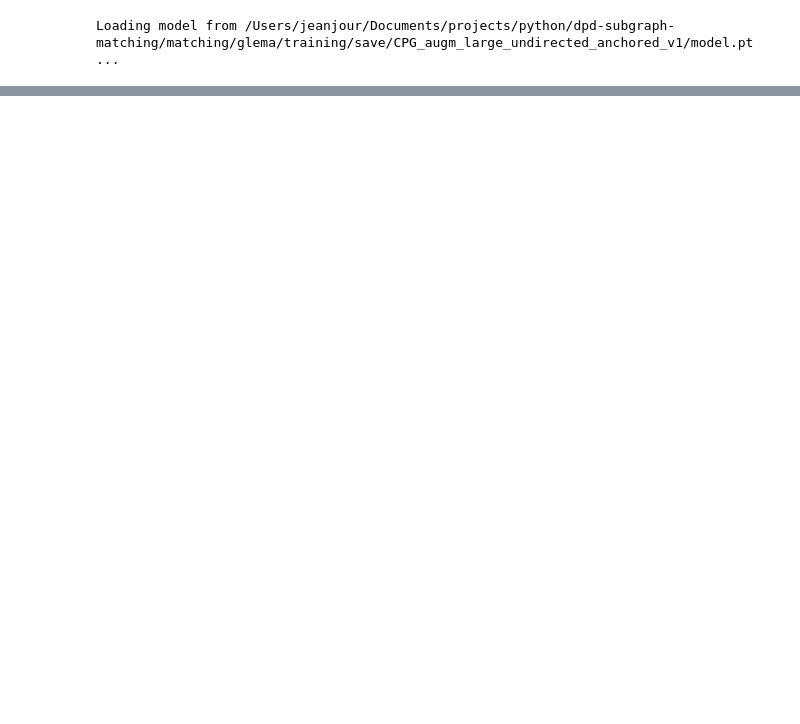
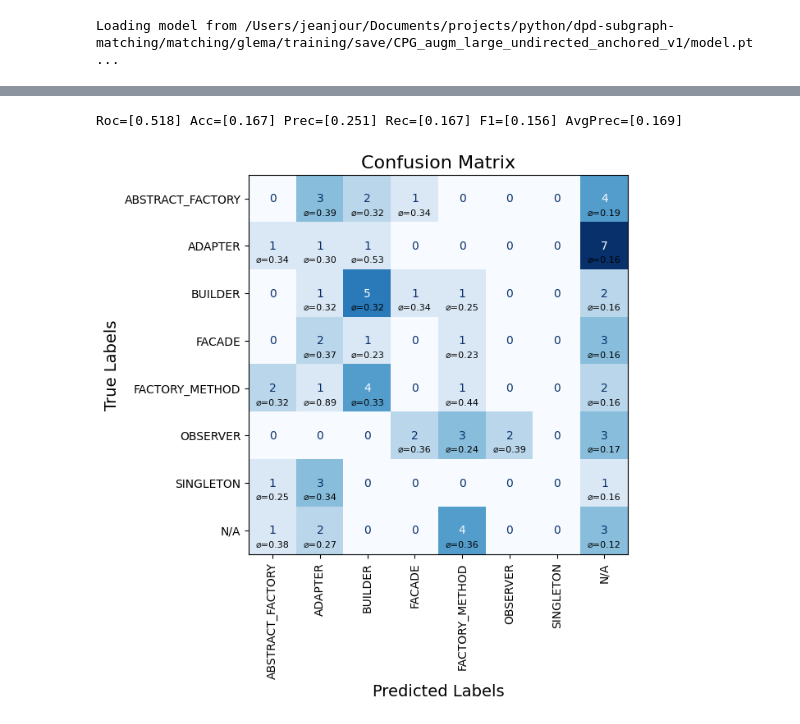
Before and after one commit to DerJeanjour/dpd-subgraph-matching, a Jupyter notebook: matching/glema/notebooks/explore_pattern_matching.ipynb, the cells around one changed output, grey strips where cells are left out. Cells and saved outputs as stored; diff of their text form; code cells hidden in the pictures; blank space fills up the shorter version.

Commit message:
prepared pattern matching for final improvements

```diff
--- a/matching/glema/notebooks/explore_pattern_matching.ipynb
+++ b/matching/glema/notebooks/explore_pattern_matching.ipynb
@@ -66,8 +34,0 @@ pattern_counts
-# %%
-args.dataset = "CPG_all"
-record_scopes = graph_utils.get_record_scopes( args )
-design_patterns = graph_utils.get_design_patterns( args )
-label_args = {
-    "record_scopes": record_scopes,
-    "design_patterns": design_patterns
-}
@@ -307,0 +35,7 @@ median presence: 22.0
+# %%
+dataset = DesignPatternDataset( args, max_pattern_examples=30, query_pattern=False )
+epm.filter_sources( dataset, max_sources_per_pattern=10 )
+epm.normalize_sources( dataset, max_distance=8 )
+#normalize_patterns( dataset, max_distance=8 )
+epm.normalize_patterns_by_presence( dataset, num_graphs=1, max_distance=8, n_min=16, cut_at_n=30 )
+dataset.compute_samples()
@@ -611,0 +104,8 @@ Roc=[0.497] Acc=[0.111] Prec=[0.0891] Rec=[0.111] F1=[0.0758] AvgPrec=[0.133]
+# %%
+preds, metas, sources, queries = epm.inference( model, dataset, args,
+                                                sample_processor=epm.sample_processor_k_normalized,
+                                                collect_graphs=True )
+
+print( f"source: {len( sources )} / queries: {len( queries )}" )
+print( f"preds: {len( preds )} / metas: {len( metas )}" )
+print( "meta example:", metas[ 0 ] )
@@ -611,0 +117,11 @@ Roc=[0.497] Acc=[0.111] Prec=[0.0891] Rec=[0.111] F1=[0.0758] AvgPrec=[0.133]
+# %%
+groups_by_source = epm.group_by_source( metas )
+source_preds = epm.compute_source_preds_by_quantile( groups_by_source, preds, metas )
+source_types = epm.compute_source_types( metas )
+true_labels, pred_labels, pred_scores = epm.compute_labels( source_types, source_preds,
+                                                            conf=0.2, top_k=1 )
+
+for k, v in islice( source_types.items(), 3 ):
+    print( f"type::{k}={source_types[ k ]}" )
+    print( f"group::{k}={groups_by_source[ k ]}" )
+    print( f"pred::{k}={source_preds[ k ]}\n" )
@@ -611,0 +166,12 @@ Roc=[0.497] Acc=[0.111] Prec=[0.0891] Rec=[0.111] F1=[0.0758] AvgPrec=[0.133]
+# %%
+x_labels, y_labels = epm.to_numeric_labels( true_labels, pred_labels )
+metrics = epm.compute_metrics( x_labels, y_labels )
+print( f"Roc=[{metrics[ 'roc' ]:.3}] Acc=[{metrics[ 'acc' ]:.3}] "
+       f"Prec=[{metrics[ 'pre' ]:.3}] Rec=[{metrics[ 'rec' ]:.3}] F1=[{metrics[ 'f1s' ]:.3}] "
+       f"AvgPrec=[{metrics[ 'avp' ]:.3}]" )
+# %% [output]
+Roc=[0.518] Acc=[0.167] Prec=[0.251] Rec=[0.167] F1=[0.156] AvgPrec=[0.169]
+# %%
+epm.compute_cm( true_labels, pred_labels, pred_scores )
+# %% [output]
+[figure, added]
```
Also changed, not shown: parts of 22 cells of this notebook, 6 other files.
